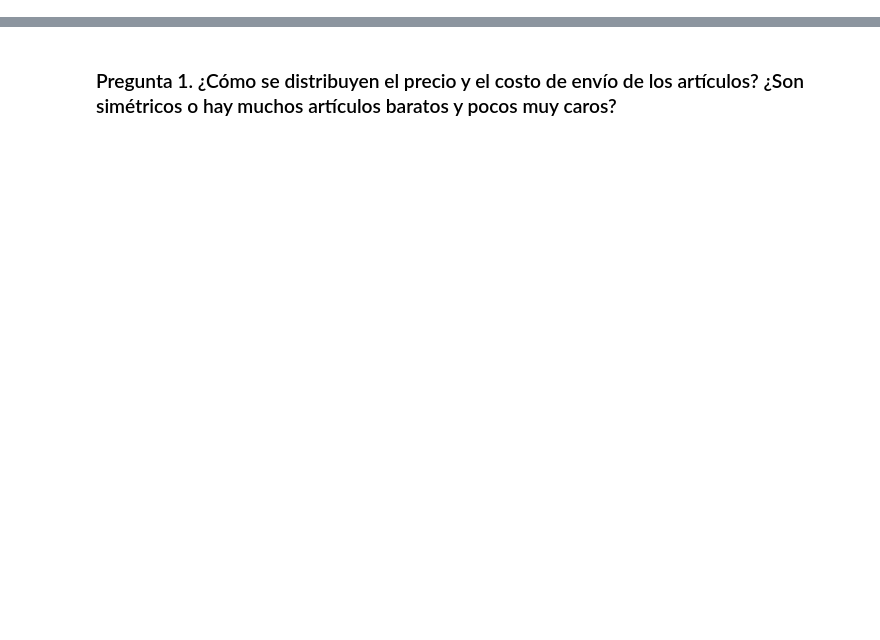
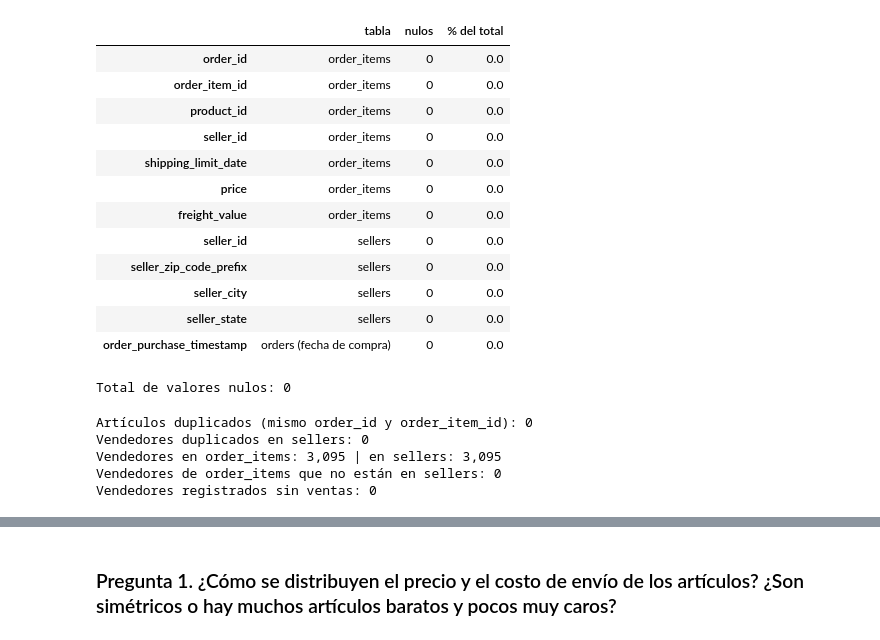
Before and after one commit to chaffrey8/DMEMCD_2026, a Jupyter notebook: Proyecto_JM.ipynb, the cells around one changed output, grey strips where cells are left out. Cells and saved outputs as stored; diff of their text form; code cells hidden in the pictures; blank space fills up the shorter version.

```diff
--- a/Proyecto_JM.ipynb
+++ b/Proyecto_JM.ipynb
@@ -330,0 +91,18 @@ display(fechas_raras[["order_id", "seller_id", "fecha_compra",
+# %%
+orders = pd.read_csv(
+    DATA_DIR / "olist_orders_dataset.csv",
+    parse_dates=[
+        "order_purchase_timestamp",
+        "order_approved_at",
+        "order_delivered_carrier_date",
+        "order_delivered_customer_date",
+    ],
+)
+items_raw = pd.read_csv(DATA_DIR / "olist_order_items_dataset.csv")
+sellers_raw = pd.read_csv(DATA_DIR / "olist_sellers_dataset.csv")
+
+print("Origen:", ORIGEN, "| pedidos", len(orders), "| ítems", len(items_raw), "| vendedores", len(sellers_raw))
+for nombre, df in [("orders", orders), ("order_items", items_raw), ("sellers", sellers_raw)]:
+    print(f"\n{nombre}: {df.shape[0]:,} filas x {df.shape[1]} columnas")
+    display(df.head())
+    print(df.dtypes.to_string())
@@ -330,0 +188,52 @@ display(fechas_raras[["order_id", "seller_id", "fecha_compra",
+# %%
+# Valores faltantes
+tablas = {
+    "order_items": items_raw,
+    "sellers": sellers_raw,
+    "orders (fecha de compra)": orders[["order_purchase_timestamp"]],
+}
+partes = []
+for nombre, df in tablas.items():
+    tabla = pd.DataFrame({
+        "nulos": df.isna().sum(),
+        "% del total": (df.isna().mean() * 100).round(2),
+    })
+    tabla.insert(0, "tabla", nombre)
+    partes.append(tabla)
+
+nulos = pd.concat(partes)
+display(nulos)
+print("Total de valores nulos:", nulos["nulos"].sum())
+# %% [output]
+|  | tabla | nulos | % del total |
+| order_id | order_items | 0 | 0.0 |
+| order_item_id | order_items | 0 | 0.0 |
+| product_id | order_items | 0 | 0.0 |
+| seller_id | order_items | 0 | 0.0 |
+| shipping_limit_date | order_items | 0 | 0.0 |
+| price | order_items | 0 | 0.0 |
+| freight_value | order_items | 0 | 0.0 |
+| seller_id | sellers | 0 | 0.0 |
+| seller_zip_code_prefix | sellers | 0 | 0.0 |
+| seller_city | sellers | 0 | 0.0 |
+| seller_state | sellers | 0 | 0.0 |
+| order_purchase_timestamp | orders (fecha de compra) | 0 | 0.0 |
+Total de valores nulos: 0
+# %%
+# Registros duplicados y consistencia de la llave seller_id
+dup_items = items_raw.duplicated(subset=["order_id", "order_item_id"]).sum()
+dup_sellers = sellers_raw["seller_id"].duplicated().sum()
+ids_items = set(items_raw["seller_id"])
+ids_sellers = set(sellers_raw["seller_id"])
+
+print(f"Artículos duplicados (mismo order_id y order_item_id): {dup_items}")
+print(f"Vendedores duplicados en sellers: {dup_sellers}")
+print(f"Vendedores en order_items: {len(ids_items):,} | en sellers: {len(ids_sellers):,}")
+print(f"Vendedores de order_items que no están en sellers: {len(ids_items - ids_sellers)}")
+print(f"Vendedores registrados sin ventas: {len(ids_sellers - ids_items)}")
+# %% [output]
+Artículos duplicados (mismo order_id y order_item_id): 0
+Vendedores duplicados en sellers: 0
+Vendedores en order_items: 3,095 | en sellers: 3,095
+Vendedores de order_items que no están en sellers: 0
+Vendedores registrados sin ventas: 0
```
Also changed, not shown: parts of 73 cells of this notebook, 2 other files.
